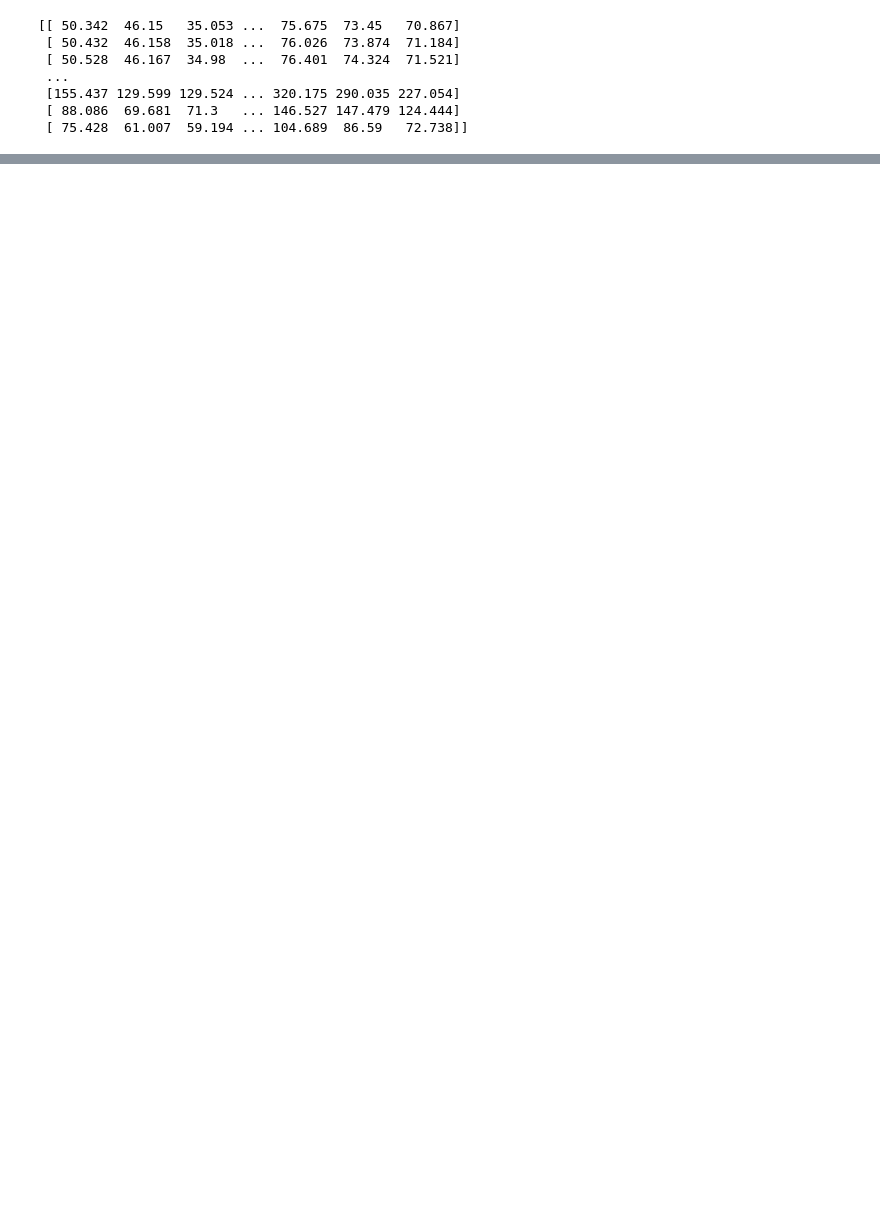
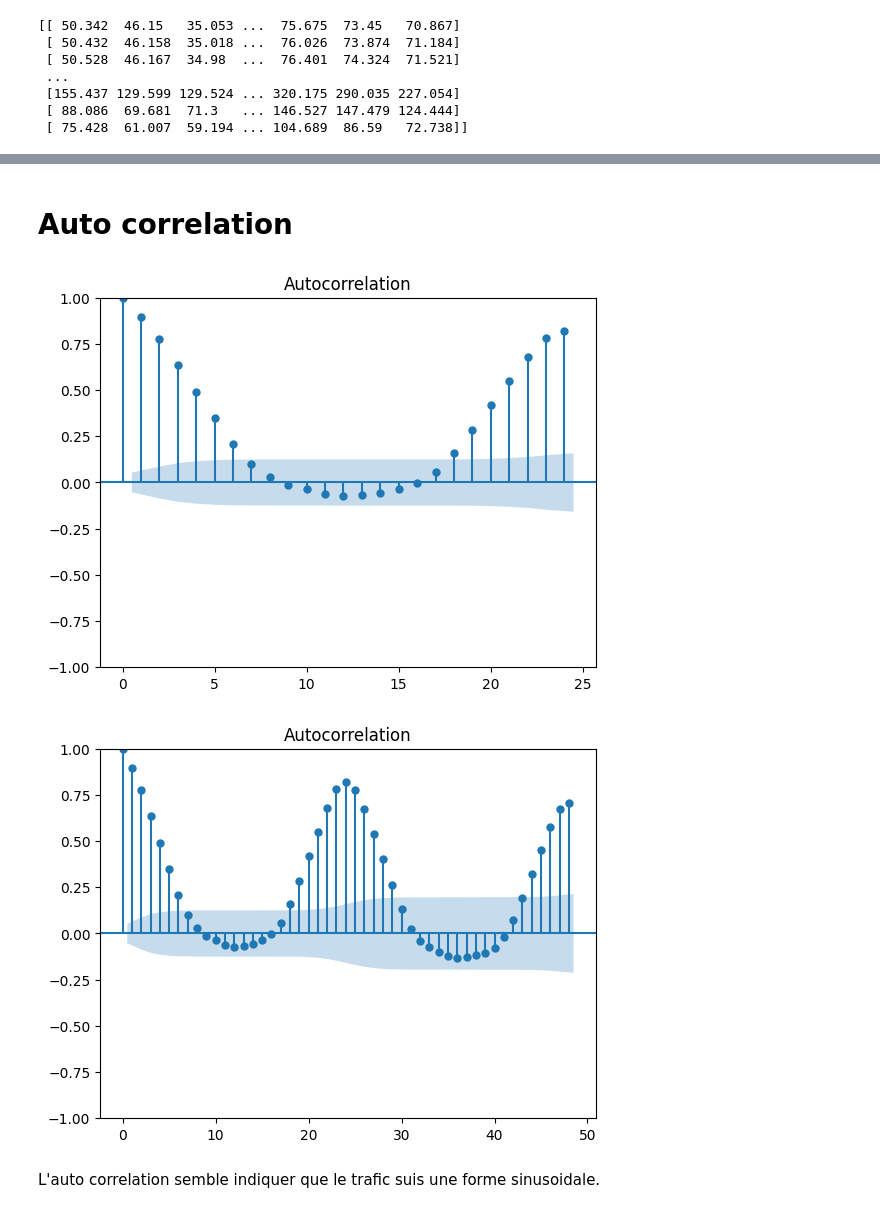
Before and after one commit to CorentinGouil/telecom-italia-traffic-prediction, a Jupyter notebook: milano.ipynb, the cells around one changed output, grey strips where cells are left out. Drawn from its saved outputs; the diff is of its cells as text; code cells hidden in the pictures; blank space fills up the shorter version.

Commit message:
auto-correlation

```diff
--- a/milano.ipynb
+++ b/milano.ipynb
@@ -218,0 +223,12 @@ plot_corr_matrix(5050, 3)
+# %% [markdown]
+# Auto correlation
+# %%
+from statsmodels.graphics import tsaplots
+
+fig = tsaplots.plot_acf(inv_net_arr[5050], lags=24)
+plt.show()
+# %% [output]
+[figure, added]
+[figure, added]
+# %% [markdown]
+L'auto correlation semble indiquer que le trafic suis une forme sinusoidale.
```
Also changed, not shown: parts of 3 cells of this notebook, 2 other files.
